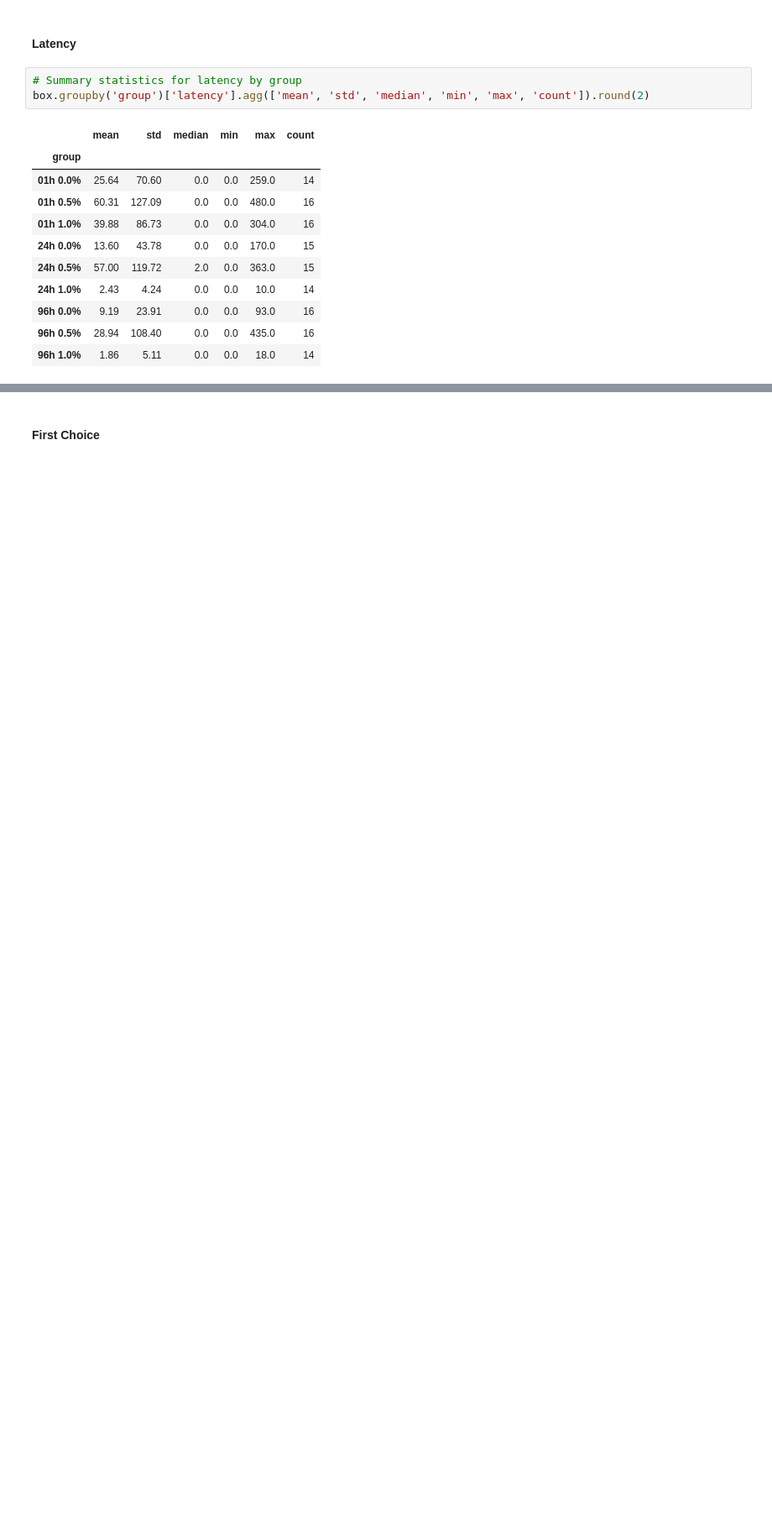
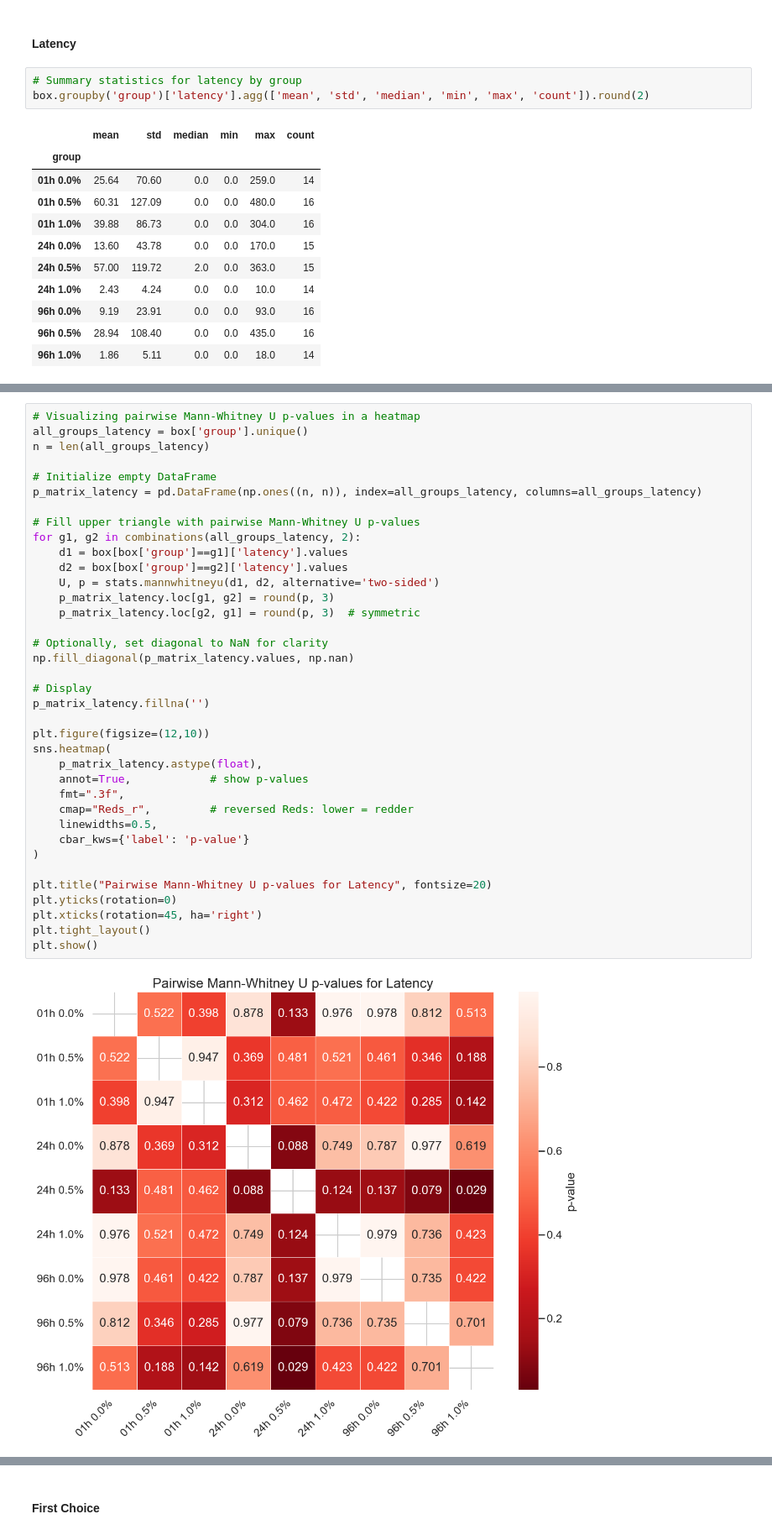
Before and after one commit to fabriscaique/zebrafish_testbattery, a Jupyter notebook: main.ipynb, the cells around one changed output, grey strips where cells are left out. Shown at 84% size. Saved outputs shown, nothing was run; the diff lists cells and outputs as text; blank space fills up the shorter version.

```diff
--- a/main.ipynb
+++ b/main.ipynb
@@ -268,2 +345,41 @@ plt.show()
+# %%
+# Visualizing pairwise Mann-Whitney U p-values in a heatmap
+all_groups_latency = box['group'].unique()
+n = len(all_groups_latency)
+
+# Initialize empty DataFrame
+p_matrix_latency = pd.DataFrame(np.ones((n, n)), index=all_groups_latency, columns=all_groups_latency)
+
+# Fill upper triangle with pairwise Mann-Whitney U p-values
+for g1, g2 in combinations(all_groups_latency, 2):
+    d1 = box[box['group']==g1]['latency'].values
+    d2 = box[box['group']==g2]['latency'].values
+    U, p = stats.mannwhitneyu(d1, d2, alternative='two-sided')
+    p_matrix_latency.loc[g1, g2] = round(p, 3)
+    p_matrix_latency.loc[g2, g1] = round(p, 3)  # symmetric
+
+# Optionally, set diagonal to NaN for clarity
+np.fill_diagonal(p_matrix_latency.values, np.nan)
+
+# Display
+p_matrix_latency.fillna('')
+
+plt.figure(figsize=(12,10))
+sns.heatmap(
+    p_matrix_latency.astype(float),
+    annot=True,            # show p-values
+    fmt=".3f",
+    cmap="Reds_r",         # reversed Reds: lower = redder
+    linewidths=0.5,
+    cbar_kws={'label': 'p-value'}
+)
+
+plt.title("Pairwise Mann-Whitney U p-values for Latency", fontsize=20)
+plt.yticks(rotation=0)
+plt.xticks(rotation=45, ha='right')
+plt.tight_layout()
+plt.show()
+# %% [output]
+[figure, added]
 # %% [markdown]
 <p style="text-align: justify;">
```
Also changed, not shown: parts of 18 cells of this notebook.
